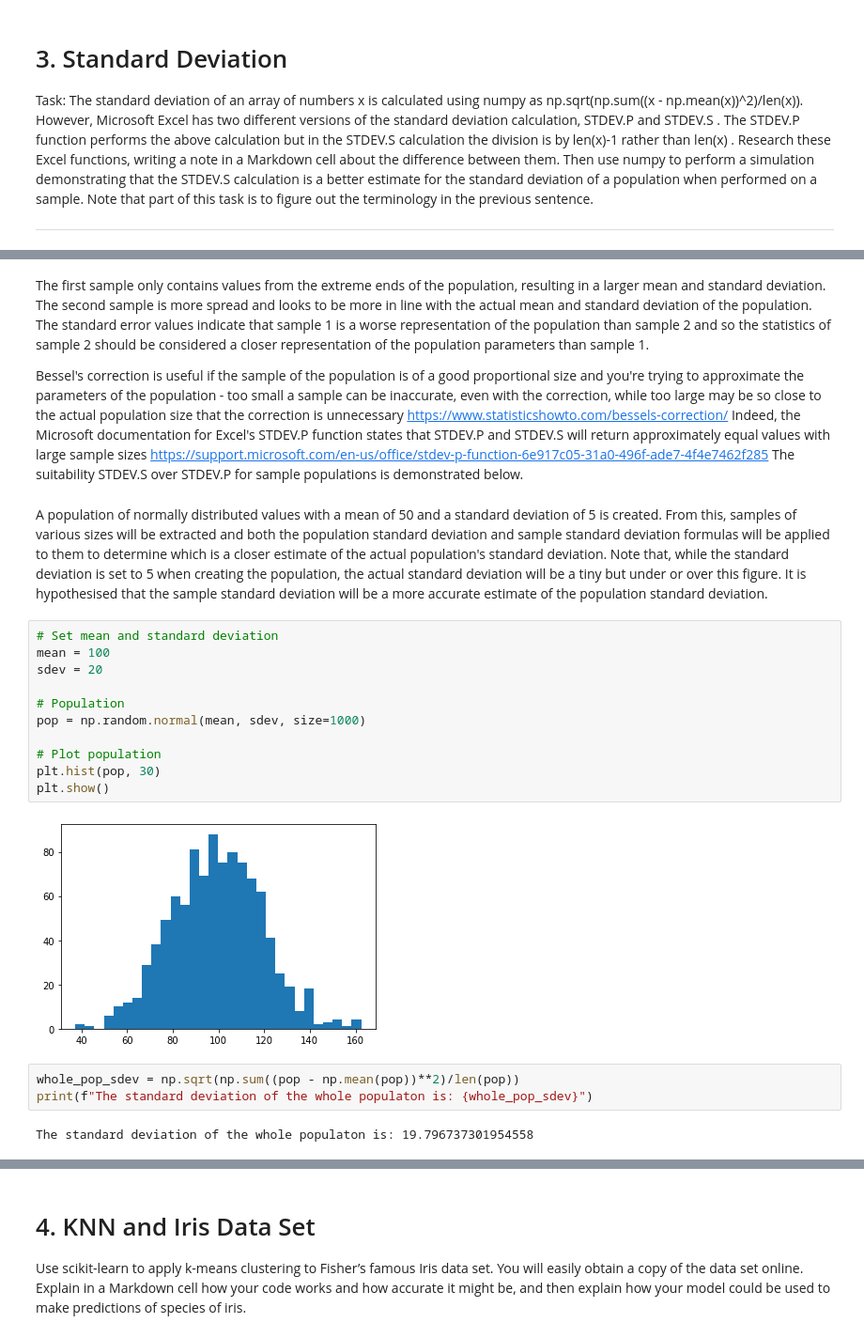
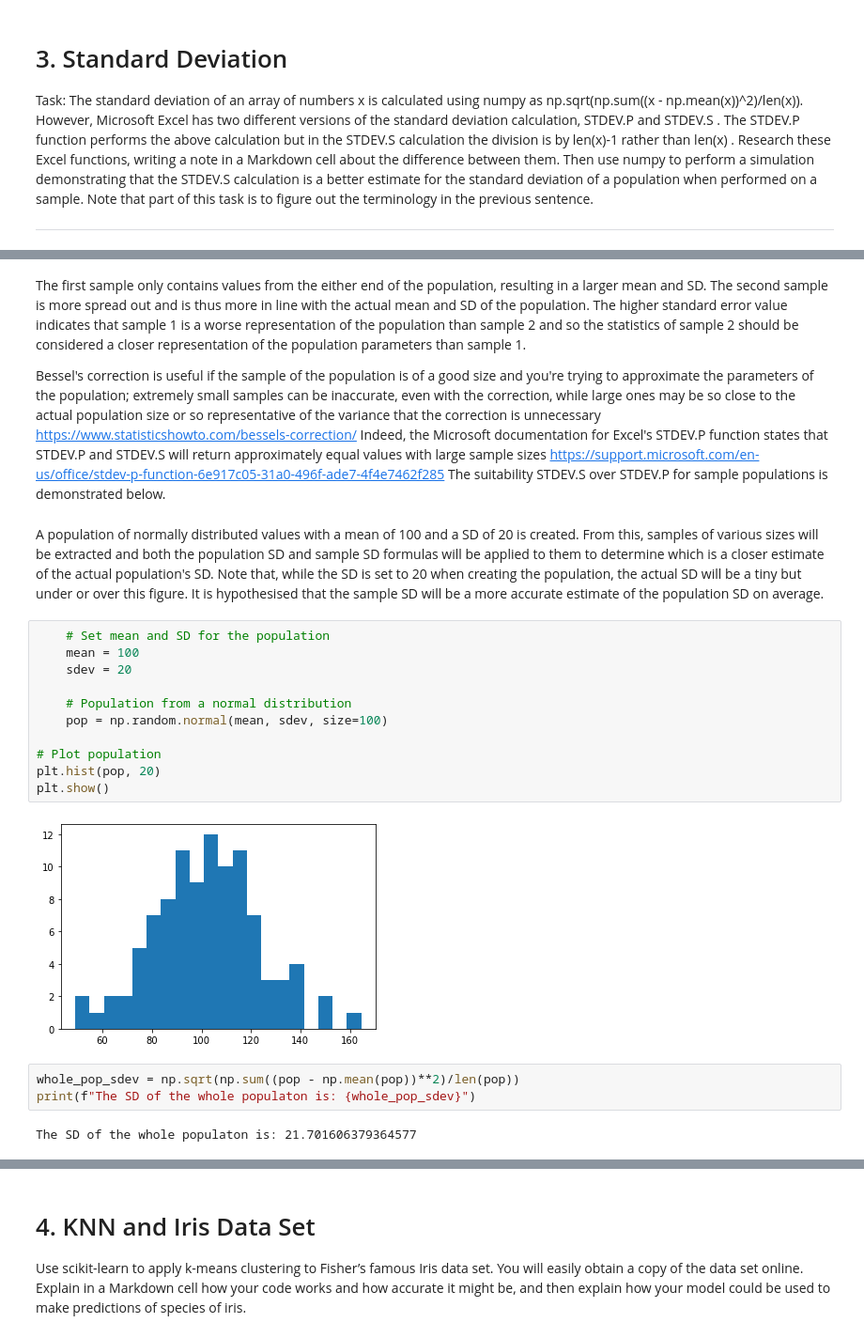
Before and after one commit to jennifer-ryan/machine-learning-tasks, a Jupyter notebook: Tasks.ipynb, the cells around one changed output, grey strips where cells are left out. Shown: that part at 94% size. Cells and saved outputs as stored; diff of their text form.

```diff
--- a/Tasks.ipynb
+++ b/Tasks.ipynb
@@ -389,29 +389,28 @@ Sample 2 standard deviation: 5.972157622389639
 Sample 1 standard error: 4.08248290463863
 Sample 2 standard error: 2.9860788111948193
 # %% [markdown]
-The first sample only contains values from the extreme ends of the population, resulting in a larger mean and standard deviation. The second sample is more spread and looks to be more in line with the actual mean and standard deviation of the population. The standard error values indicate that sample 1 is a worse representation of the population than sample 2 and so the statistics of sample 2 should be considered a closer representation of the population parameters than sample 1.
+The first sample only contains values from the either end of the population, resulting in a larger mean and SD. The second sample is more spread out and is thus more in line with the actual mean and SD of the population. The higher standard error value indicates that sample 1 is a worse representation of the population than sample 2 and so the statistics of sample 2 should be considered a closer representation of the population parameters than sample 1.
 
-Bessel's correction is useful if the sample of the population is of a good proportional size and you're trying to approximate the parameters of the population - too small a sample can be inaccurate, even with the correction, while too large may be so close to the actual population size that the correction is unnecessary https://www.statisticshowto.com/bessels-correction/
-Indeed, the Microsoft documentation for Excel's STDEV.P function states that STDEV.P and STDEV.S will return approximately equal values with large sample sizes https://support.microsoft.com/en-us/office/stdev-p-function-6e917c05-31a0-496f-ade7-4f4e7462f285 The suitability STDEV.S over STDEV.P for sample populations is demonstrated below.
+Bessel's correction is useful if the sample of the population is of a good size and you're trying to approximate the parameters of the population; extremely small samples can be inaccurate, even with the correction, while large ones may be so close to the actual population size or so representative of the variance that the correction is unnecessary https://www.statisticshowto.com/bessels-correction/ Indeed, the Microsoft documentation for Excel's STDEV.P function states that STDEV.P and STDEV.S will return approximately equal values with large sample sizes https://support.microsoft.com/en-us/office/stdev-p-function-6e917c05-31a0-496f-ade7-4f4e7462f285 The suitability STDEV.S over STDEV.P for sample populations is demonstrated below.
 # %% [markdown]
-A population of normally distributed values with a mean of 50 and a standard deviation of 5 is created. From this, samples of various sizes will be extracted and both the population standard deviation and sample standard deviation formulas will be applied to them to determine which is a closer estimate of the actual population's standard deviation. Note that, while the standard deviation is set to 5 when creating the population, the actual standard deviation will be a tiny but under or over this figure. It is hypothesised that the sample standard deviation will be a more accurate estimate of the population standard deviation.
+A population of normally distributed values with a mean of 100 and a SD of 20 is created. From this, samples of various sizes will be extracted and both the population SD and sample SD formulas will be applied to them to determine which is a closer estimate of the actual population's SD. Note that, while the SD is set to 20 when creating the population, the actual SD will be a tiny but under or over this figure. It is hypothesised that the sample SD will be a more accurate estimate of the population SD on average.
 # %%
-# Set mean and standard deviation
-mean = 100
-sdev = 20
+    # Set mean and SD for the population
+    mean = 100
+    sdev = 20
 
-# Population
-pop = np.random.normal(mean, sdev, size=1000)
+    # Population from a normal distribution
+    pop = np.random.normal(mean, sdev, size=100)
 
 # Plot population
-plt.hist(pop, 30)
+plt.hist(pop, 20)
 plt.show()
 # %% [output]
-[figure, old version]
+[figure, new version]
 # %%
 whole_pop_sdev = np.sqrt(np.sum((pop - np.mean(pop))**2)/len(pop))
-print(f"The standard deviation of the whole populaton is: {whole_pop_sdev}")
+print(f"The SD of the whole populaton is: {whole_pop_sdev}")
 # %% [output]
-The standard deviation of the whole populaton is: 19.796737301954558
+The SD of the whole populaton is: 21.701606379364577
 # %%
 def compare_sdev(p, n):
```
Also changed, not shown: parts of 8 cells of this notebook.
